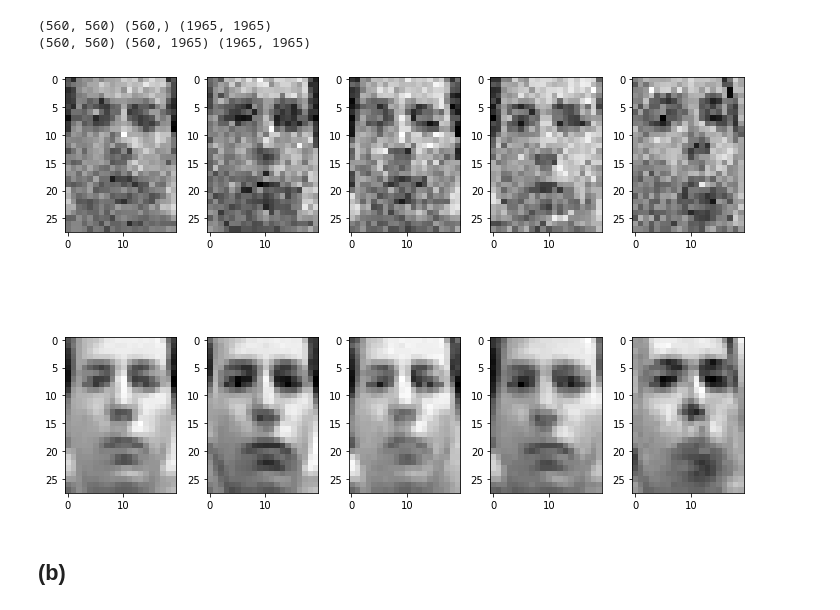
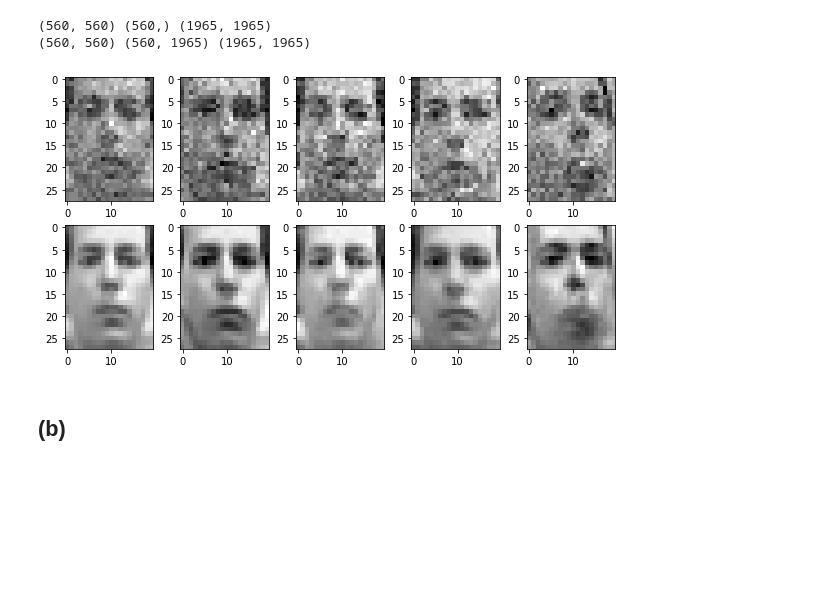
Before and after one commit to Galafala/2023-Fall-ML, a Jupyter notebook: 04Homework/ML_hw4.ipynb, the cells around one changed output. Cells and saved outputs as stored; diff of their text form; code cells hidden in the pictures; blank space fills up the shorter version.

```diff
--- a/04Homework/ML_hw4.ipynb
+++ b/04Homework/ML_hw4.ipynb
@@ -113,6 +113,16 @@ plt.show()
 (560, 1965)
 View the 10th image.
 [figure]
+# %%
+def draw_image_plot(x, pca):
+    k = [10, 121, 225, 318, 426]
+
+    plt.figure(figsize=(10, 5))
+    for index, image in enumerate(k, 1):
+        plt.subplot(2, 5, index)
+        plt.imshow(x[:, image].reshape(28,20), cmap='gray')
+        plt.subplot(2, 5, index+5)
+        plt.imshow(pca[:, image].reshape(28,20), cmap='gray')
 # %% [markdown]
 ## (a)
 # %%
@@ -124,23 +134,12 @@ print(E.shape, s.shape, FT.shape)
 # %% [output]
 (560, 560) (560,) (1965, 1965)
 (560, 560) (560, 1965) (1965, 1965)
-# %%
-plt.figure(figsize=(10, 8))
-
-k = [10, 121, 225, 318, 426]
-eigenvalues = s.copy()
-eigenvalues[10::] = 0 # 只取前10個 eigenvalue, 其他的都設為0
-pca = E.dot(eigenvalues).dot(FT)
-
-for index, image in enumerate(k, 1):
-    plt.subplot(2, 5, index)
-    plt.imshow(x[:, image].reshape(28,20), cmap='gray')
-    plt.subplot(2, 5, index+5)
-    plt.imshow(pca[:, image].reshape(28,20), cmap='gray')
-
-plt.tight_layout()
-plt.show()
-# %% [output]
-[figure, removed]
+# %%
+eigenvalues = s.copy()
+eigenvalues[10::] = 0 # 只取前10個 eigenvalue, 其他的都設為0
+pca = E.dot(eigenvalues).dot(FT)
+draw_image_plot(x, pca)
+# %% [output]
+[figure, added]
 # %% [markdown]
 ## (b)
```
Also changed, not shown: parts of 9 cells of this notebook.
